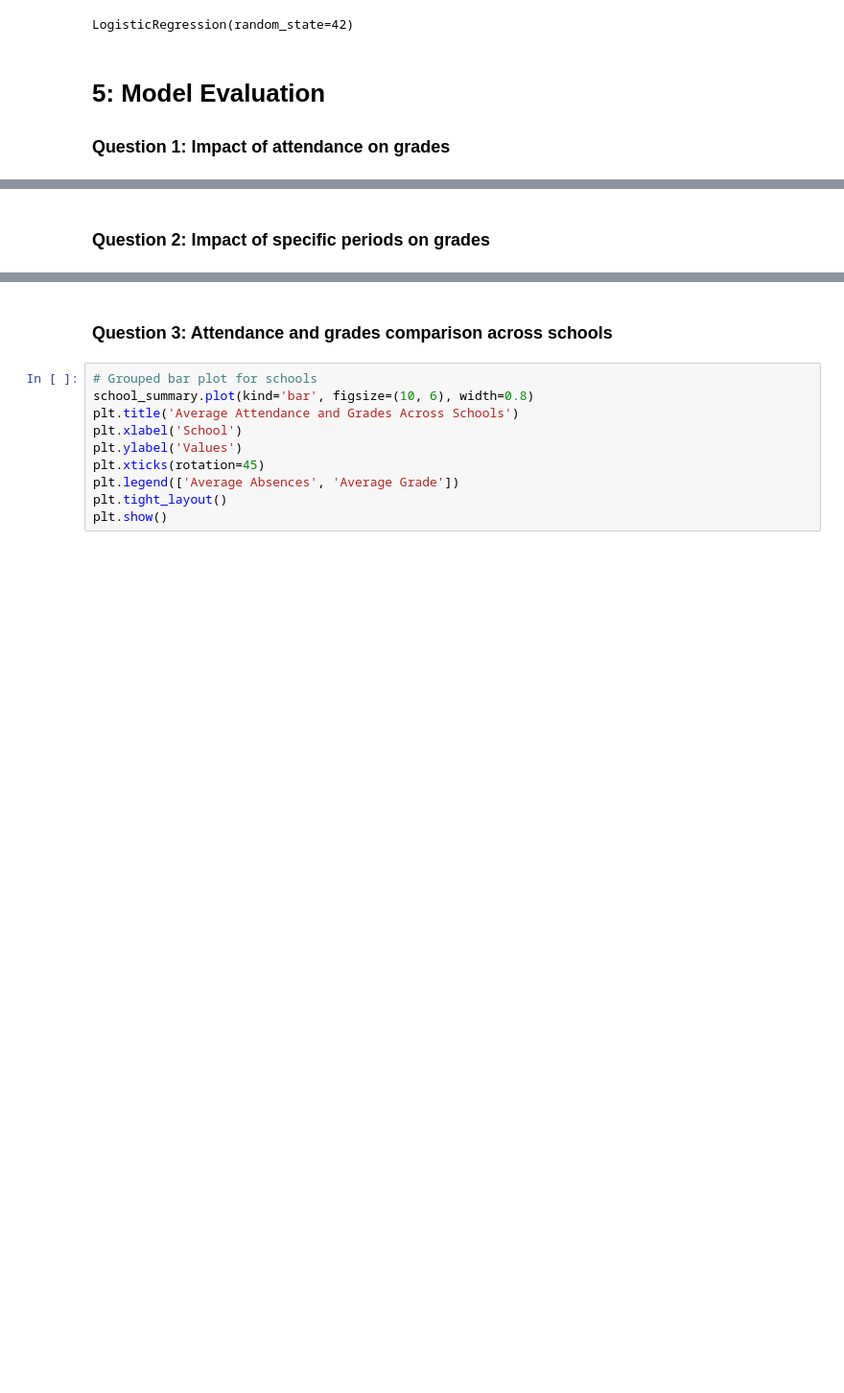
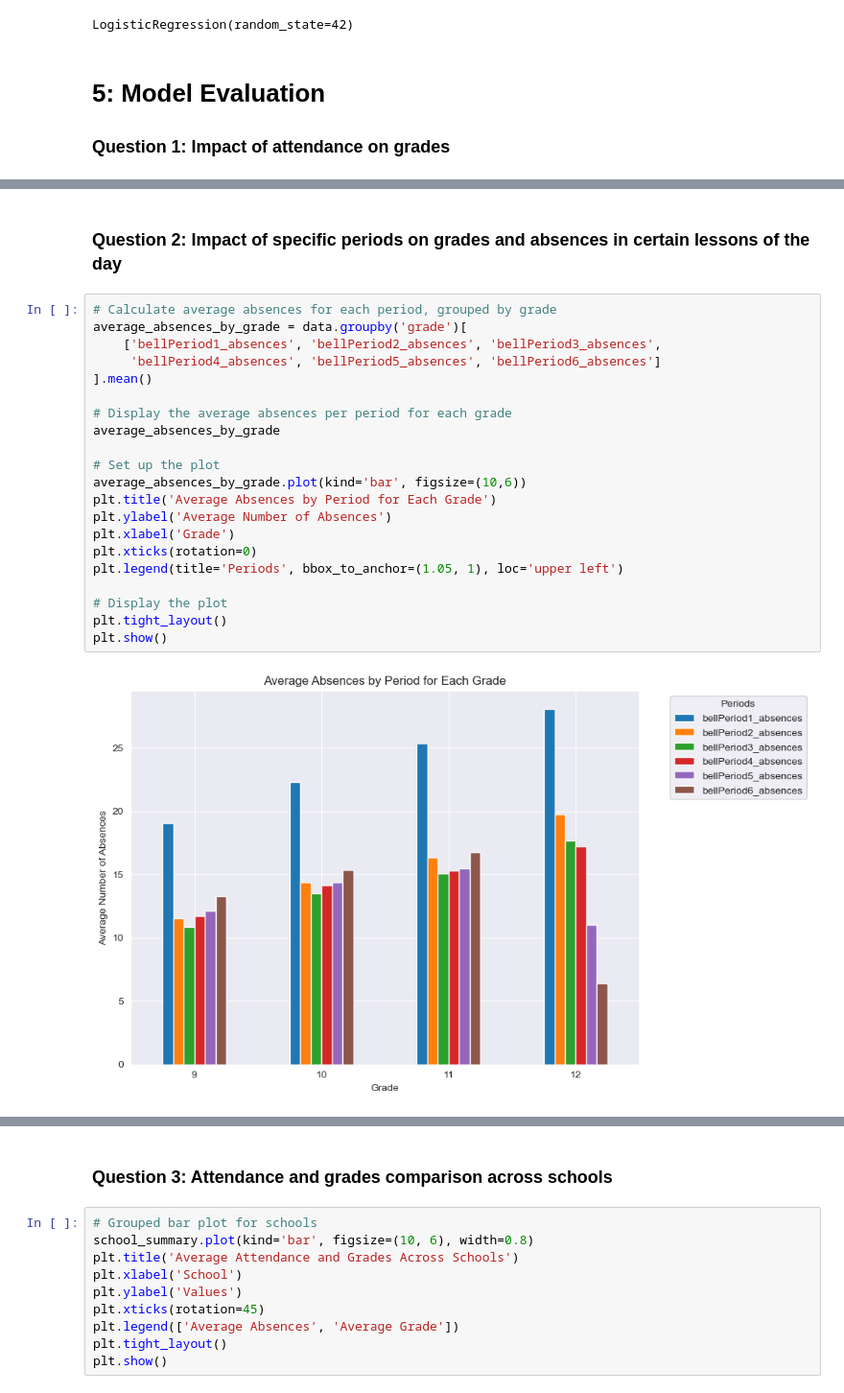
Before and after one commit to Agrinsadon/HighSchoolAttendance-Project, a Jupyter notebook: main3.ipynb, the cells around one changed output, grey strips where cells are left out. Shown at 96% size. Saved outputs shown, nothing was run; the diff lists cells and outputs as text; blank space fills up the shorter version.

Commit message:
question 2 continued

```diff
--- a/main3.ipynb
+++ b/main3.ipynb
@@ -145,4 +145,27 @@ Mean Squared Error for attendance vs grades: 0.8396947495171679
 R² Score for attendance vs grades: 0.1522989921139104
 [figure]
 # %% [markdown]
-### Question 2: Impact of specific periods on grades
+### Question 2: Impact of specific periods on grades and absences in certain lessons of the day
+# %%
+# Calculate average absences for each period, grouped by grade
+average_absences_by_grade = data.groupby('grade')[
+    ['bellPeriod1_absences', 'bellPeriod2_absences', 'bellPeriod3_absences',
+     'bellPeriod4_absences', 'bellPeriod5_absences', 'bellPeriod6_absences']
+].mean()
+
+# Display the average absences per period for each grade
+average_absences_by_grade
+
+# Set up the plot
+average_absences_by_grade.plot(kind='bar', figsize=(10,6))
+plt.title('Average Absences by Period for Each Grade')
+plt.ylabel('Average Number of Absences')
+plt.xlabel('Grade')
+plt.xticks(rotation=0)
+plt.legend(title='Periods', bbox_to_anchor=(1.05, 1), loc='upper left')
+
+# Display the plot
+plt.tight_layout()
+plt.show()
+# %% [output]
+[figure, added]
```
Also changed, not shown: parts of 5 cells of this notebook.
